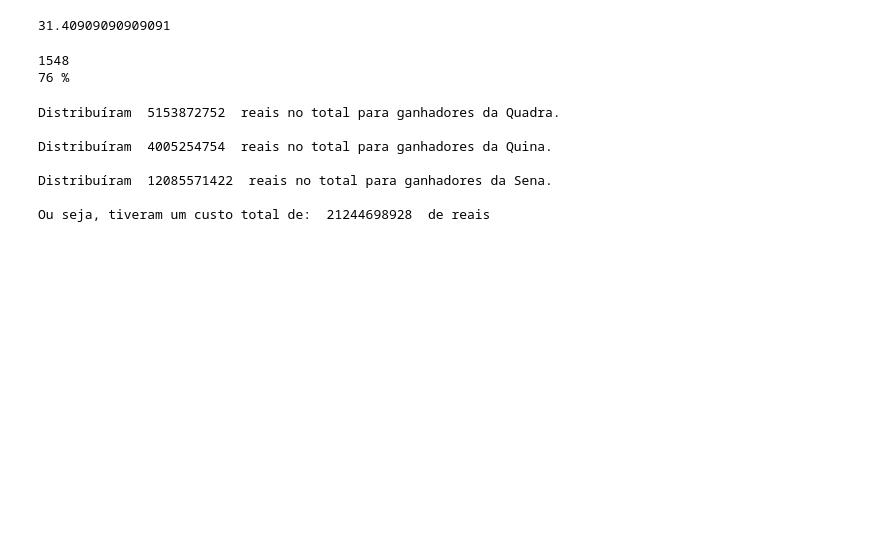
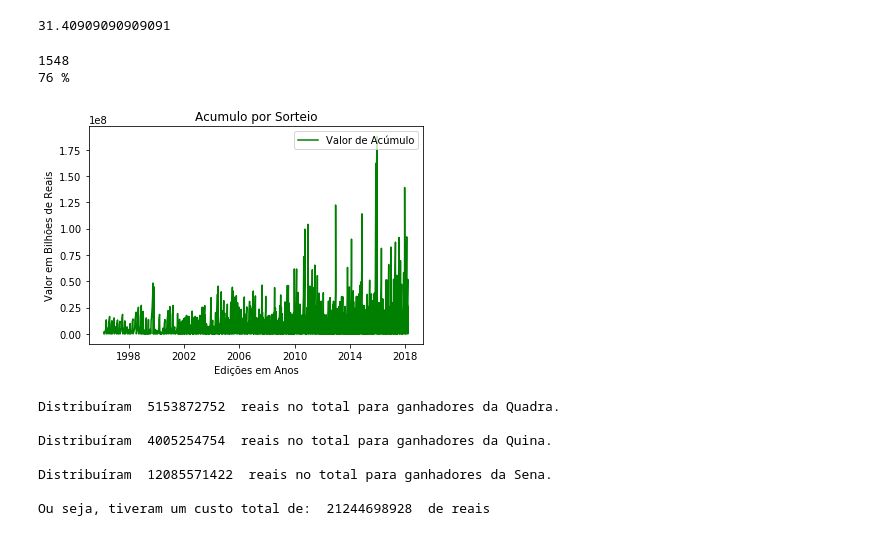
Before and after one commit to Codigos-de-Guerra/Project_Extra, a Jupyter notebook: Análise Exploratória de Dados da MegaSena.ipynb, the cells around one changed output. Drawn from its saved outputs; the diff is of its cells as text; code cells hidden in the pictures; blank space fills up the shorter version.

```diff
--- a/Análise Exploratória de Dados da MegaSena.ipynb
+++ b/Análise Exploratória de Dados da MegaSena.ipynb
@@ -115,6 +154,27 @@ print(int (acumulados*100/concursos), "%")
 # %% [output]
 1548
 76 %
+# %%
+# Com o objetivo de obter novas informações, foi decidido analisar o movimento
+# da função definida por 'Valor_Acumulado' x 'Data Sorteio'.
+
+# Geramos nosso gráfico de Valor_Acumulado por Data Sorteio
+### Cor verde é boa de ver.
+plt.plot(data['Data Sorteio'], data['Valor_Acumulado'], c='green', label="Valor de Acúmulo")
+plt.ylabel('Valor em Bilhões de Reais')
+plt.xlabel('Edições em Anos')
+plt.legend(loc='upper right')
+plt.title('Acumulo por Sorteio')
+
+# As funções acima criam as legendas, e mudam certas detalhes quanto à
+# visualização do gráfico.
+
+plt.show()
+
+# Aqui podemos observar que, de certa forma, o valor acumulado pela MegaSena,
+# vem aumentando ao longo dos anos. Com um pico em torno de 2016.
+# %% [output]
+[figure, added]
 # %%
 # Neste célula analisamos o quanto de dinheiro a empresa organizadora da MegaSena teve de pagar aos ganhadores
 # ao longo de seus anos de existência.
```
Also changed, not shown: parts of 3 cells of this notebook.
